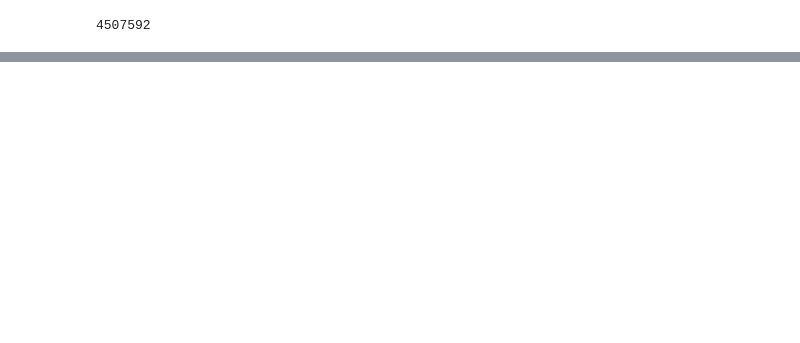
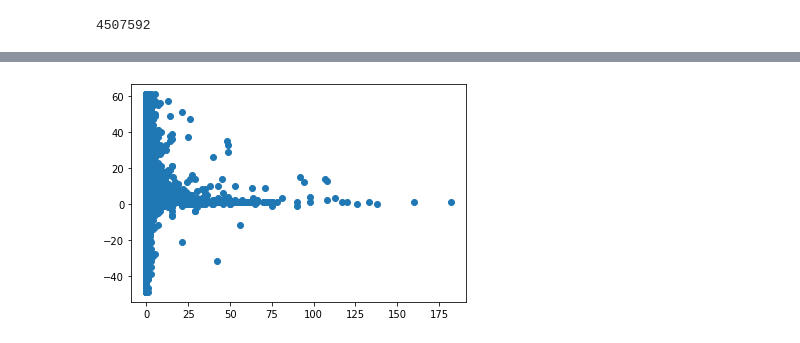
Before and after one commit to pPomCo/DCreddit, a Jupyter notebook: notebooks/TestTask2.ipynb, the cells around one changed output, grey strips where cells are left out. Saved outputs shown, nothing was run; the diff lists cells and outputs as text; code cells hidden in the pictures; blank space fills up the shorter version.

```diff
--- a/notebooks/TestTask2.ipynb
+++ b/notebooks/TestTask2.ipynb
@@ -161,0 +300,6 @@ KeyboardInterrupt:
+# %%
+# plot
+plt.scatter( df3['Urls'],df3['UPS'])
+plt.show()
+# %% [output]
+[figure, added]
```
Also changed, not shown: parts of 30 cells of this notebook, 1 other file.
